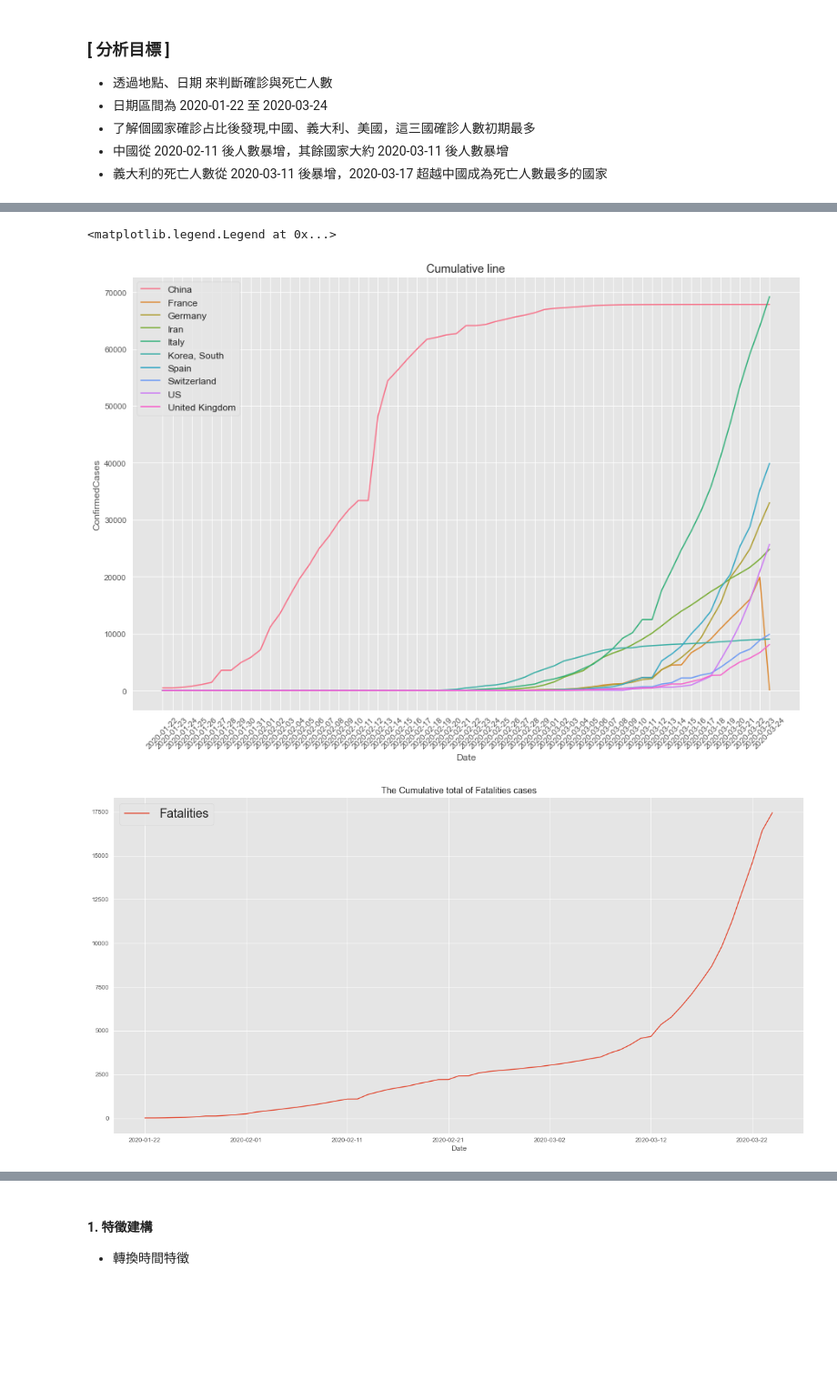
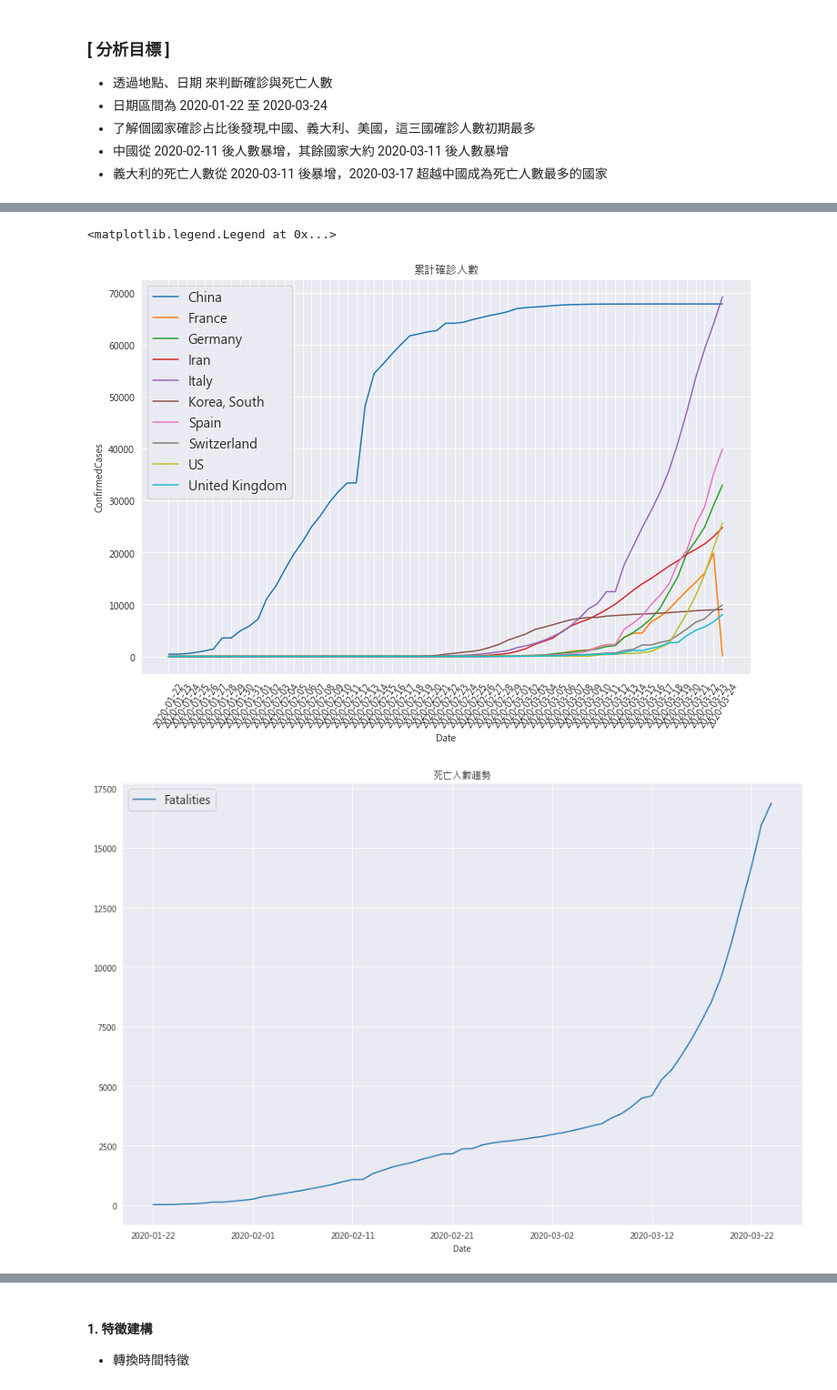
Before and after one commit to ALINYIWEN/Kaggle-Competitions, a Jupyter notebook: COVID19 Global Forecasting Week1.ipynb, the cells around one changed output, grey strips where cells are left out. Shown at 91% size. Cells and saved outputs as stored; diff of their text form; code cells hidden in the pictures; blank space fills up the shorter version.

```diff
--- a/COVID19 Global Forecasting Week1.ipynb
+++ b/COVID19 Global Forecasting Week1.ipynb
@@ -43,6 +53,10 @@ sns.set_style('darkgrid') # 設置主題：darkgrid、whitegrid、dark、white
 pd.set_option('display.max_columns', 150)
 pd.set_option('display.max_rows', 150)
 
+# plt 顯示中文
+plt.rcParams['font.sans-serif'] = ['Microsoft JhengHei']
+plt.rcParams['axes.unicode_minus'] = False
+
 # 忽略警告
 import warnings
 warnings.filterwarnings("ignore")
@@ -117,6 +196,6 @@ countries
 # %%
 # 各國的紀錄
-countries['country'] = country_province.index
+countries['country'] = countries.index
 
 # 使用 pd.melt , 固定country欄位, 拆解 ConfirmedCases & Fatalities 欄位
 df_long = pd.melt(countries, id_vars=['country'] , value_vars=['ConfirmedCases','Fatalities'])
@@ -124,10 +203,8 @@ df_long = pd.melt(countries, id_vars=['country'] , value_vars=['ConfirmedCases',
 # 取最嚴重的前十名國家
 top_countries = countries.index[:10]
 
-# 得到前十名國家的dataframe
+# 得到前十名國家的dataframe ,  isin(): 用滿足布林條件的列值來過濾資料
 df_top_countries = df_long[df_long['country'].isin(top_countries)]
-
-style.use('ggplot')
-rcParams['figure.figsize'] = 15,10
+rcParams['figure.figsize'] = 12,8
 ax = sns.barplot(x = 'country', hue="variable", y="value", data=df_top_countries)
 # %% [output]
@@ -162,36 +242,33 @@ plt.show()
 top_countries_ConfirmedCases = times_series_ConfirmedCases[times_series_ConfirmedCases['Country/Region'].isin(top_countries)]
 top_countries_ConfirmedCases = top_countries_ConfirmedCases.reset_index()
 
-ax = sns.lineplot(x="Date", y="ConfirmedCases", hue="Country/Region", data=top_countries_ConfirmedCases).set_title('Cumulative line')
-plt.xticks(rotation=45)
-plt.legend(loc=2, prop={'size': 12})
+ax = sns.lineplot(x="Date", y="ConfirmedCases", hue="Country/Region", data=top_countries_ConfirmedCases).set_title('累計確診人數')
+plt.xticks(rotation=60)
+plt.legend(loc=2, prop={'size': 14})
 # %% [output]
 <matplotlib.legend.Legend at 0x...>
-[figure, old version]
+[figure, new version]
 # %%
 # 時間序列分析 (確診人數)
 train.Date.min(), train.Date.max()
-# Remove columns we do not need
+
 cols_Fatalities = ['Lat', 'Long', 'ConfirmedCases']
 times_series_Fatalities = train.drop(cols_Fatalities, axis=1).fillna('N/A')
 
-# Aggregate cases by date and country
-times_series_Fatalities = times_series_Fatalities.groupby(['Date','Province/State','Country/Region'])['Fatalities'].max()\
-                    .groupby(['Date','Country/Region']).sum()\
-                    .reset_index()
-
-# Indexing with Time Series Data
+# 建立日期和所有國家的死亡總數的關係
+times_series_Fatalities = times_series_Fatalities.groupby(['Date','Country/Region'])['Fatalities'].max().reset_index()
 times_series_Fatalities = times_series_Fatalities.set_index('Date')
 
+# 死亡人數加總 根據 Date 加總 Fatalities
 times_series_Fatalities_df = times_series_Fatalities.groupby('Date')['Fatalities'].sum().reset_index()
 times_series_Fatalities_df = times_series_Fatalities_df.set_index('Date')
 
 # 查看確診人數與日期的關係
-times_series_Fatalities_df.plot(figsize=(20, 10), title="The Cumulative total of Fatalities cases")
-plt.legend(loc=2, prop={'size': 20})
+times_series_Fatalities_df.plot(figsize=(15, 10), title="死亡人數趨勢")
+plt.legend(loc=2, prop={'size':14})
 plt.show()
 # %% [output]
-[figure, old version]
+[figure, new version]
 # %%
 # 各國 確診人數與日期的關係
 top_countries_Fatalities = times_series_Fatalities[times_series_Fatalities['Country/Region'].isin(top_countries)]
```
Also changed, not shown: parts of 11 cells of this notebook.
